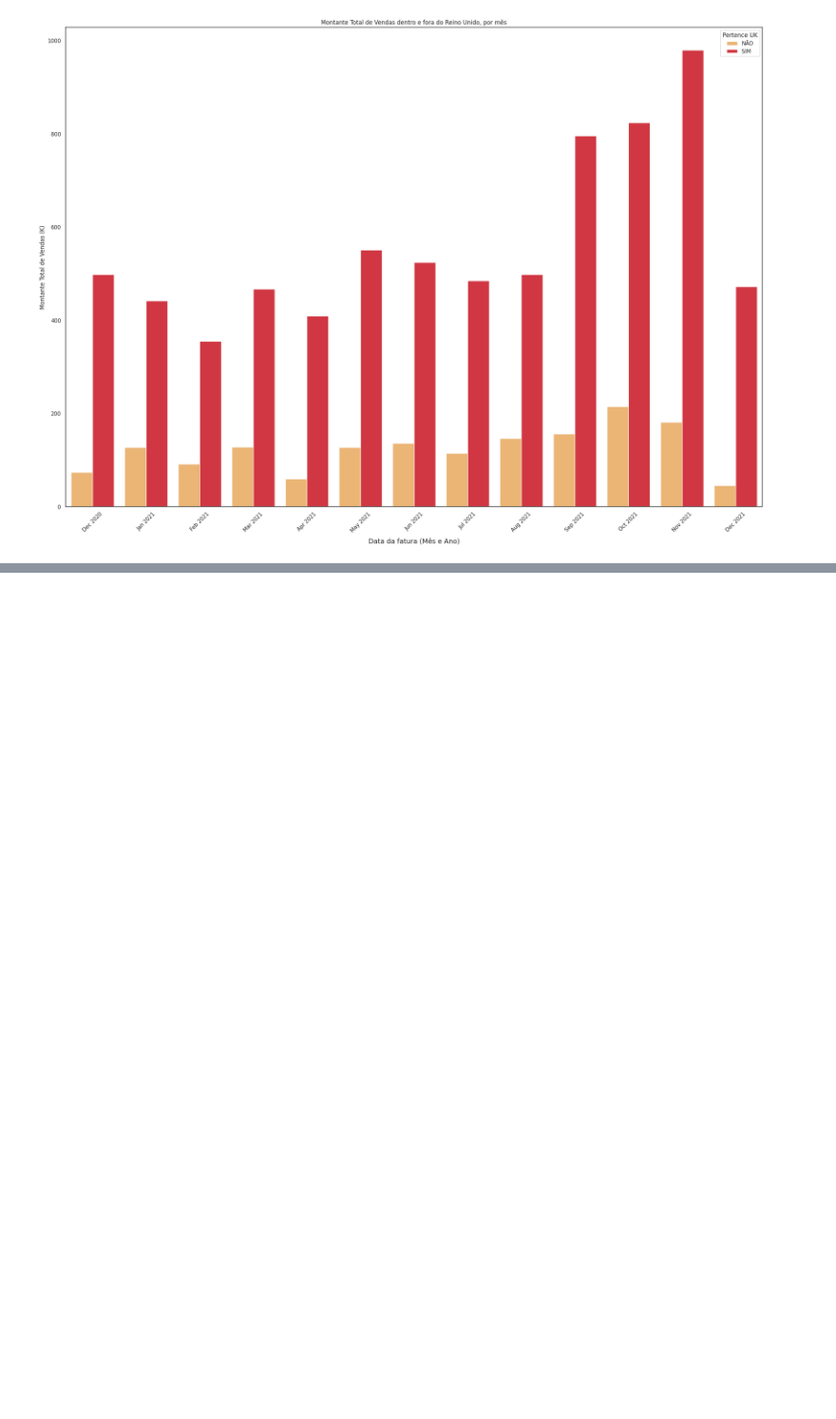
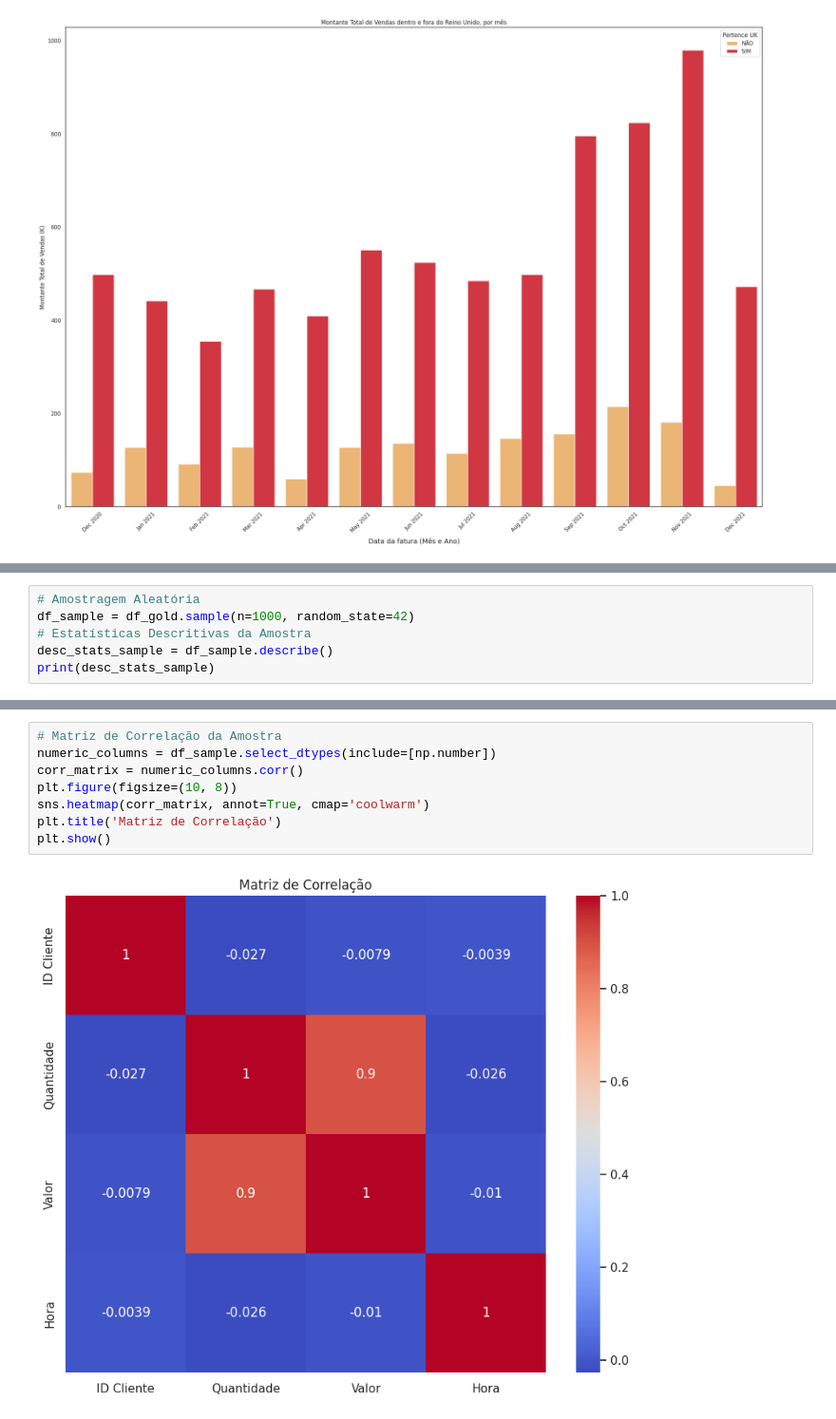
Before and after one commit to Isadoramesquitaa/Ada-Tech, a Jupyter notebook: Estatística/Projeto_Turma_1104.ipynb, the cells around one changed output, grey strips where cells are left out. Shown at 95% size. Saved outputs shown, nothing was run; the diff lists cells and outputs as text; blank space fills up the shorter version.

```diff
--- a/Estatística/Projeto_Turma_1104.ipynb
+++ b/Estatística/Projeto_Turma_1104.ipynb
@@ -1071,0 +887,6 @@ plt.show()
+# %%
+# Amostragem Aleatória
+df_sample = df_gold.sample(n=1000, random_state=42)
+# Estatísticas Descritivas da Amostra
+desc_stats_sample = df_sample.describe()
+print(desc_stats_sample)
@@ -1071,0 +913,10 @@ plt.show()
+# %%
+# Matriz de Correlação da Amostra
+numeric_columns = df_sample.select_dtypes(include=[np.number])
+corr_matrix = numeric_columns.corr()
+plt.figure(figsize=(10, 8))
+sns.heatmap(corr_matrix, annot=True, cmap='coolwarm')
+plt.title('Matriz de Correlação')
+plt.show()
+# %% [output]
+[figure, added]
```
Also changed, not shown: parts of 41 cells of this notebook.
